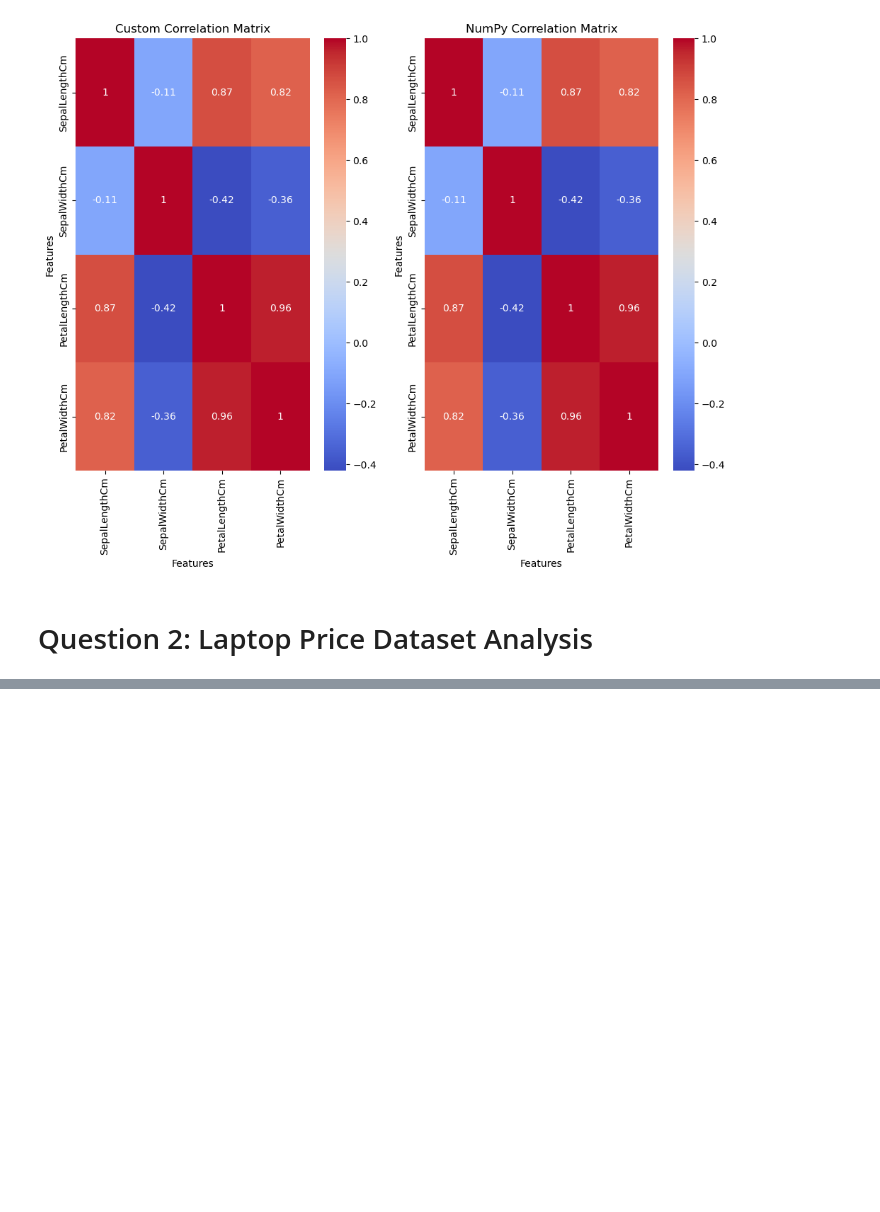
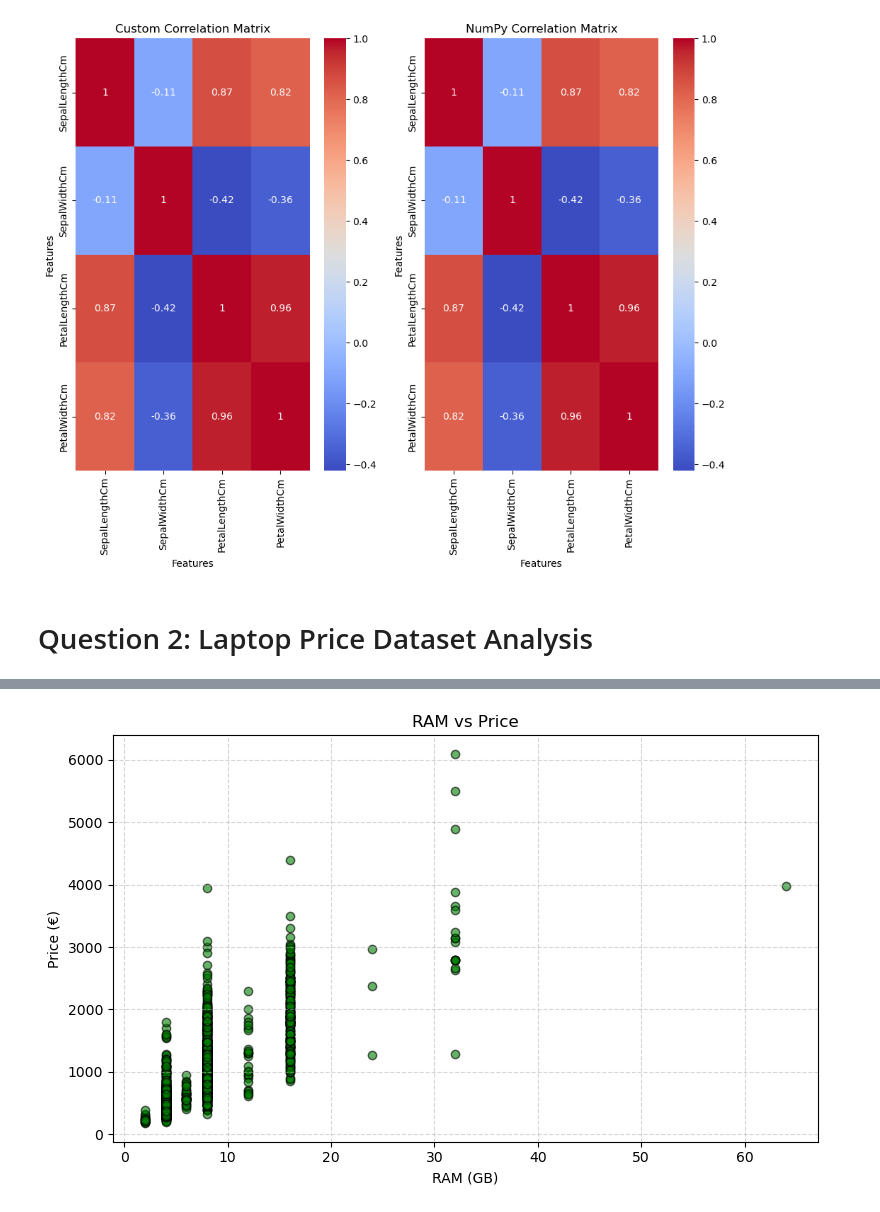
Before and after one commit to jgbergen18/PythonMiniProject, a Jupyter notebook: MiniProjectNotebook.ipynb, the cells around one changed output, grey strips where cells are left out. Cells and saved outputs as stored; diff of their text form; code cells hidden in the pictures; blank space fills up the shorter version.

```diff
--- a/MiniProjectNotebook.ipynb
+++ b/MiniProjectNotebook.ipynb
@@ -118,0 +215,13 @@ Are correlation matrices equal? True
+# %%
+
+# RAM vs Price relationship
+plt.figure(figsize=(8, 5))
+plt.scatter(data['ram (gb)'], data['price (euro)'], color='green', alpha=0.6, edgecolor='black')
+plt.title("RAM vs Price")
+plt.xlabel("RAM (GB)")
+plt.ylabel("Price (€)")
+plt.grid(True, linestyle='--', alpha=0.5)
+plt.tight_layout()
+plt.show()
+# %% [output]
+[figure, added]
```
Also changed, not shown: parts of 8 cells of this notebook.
